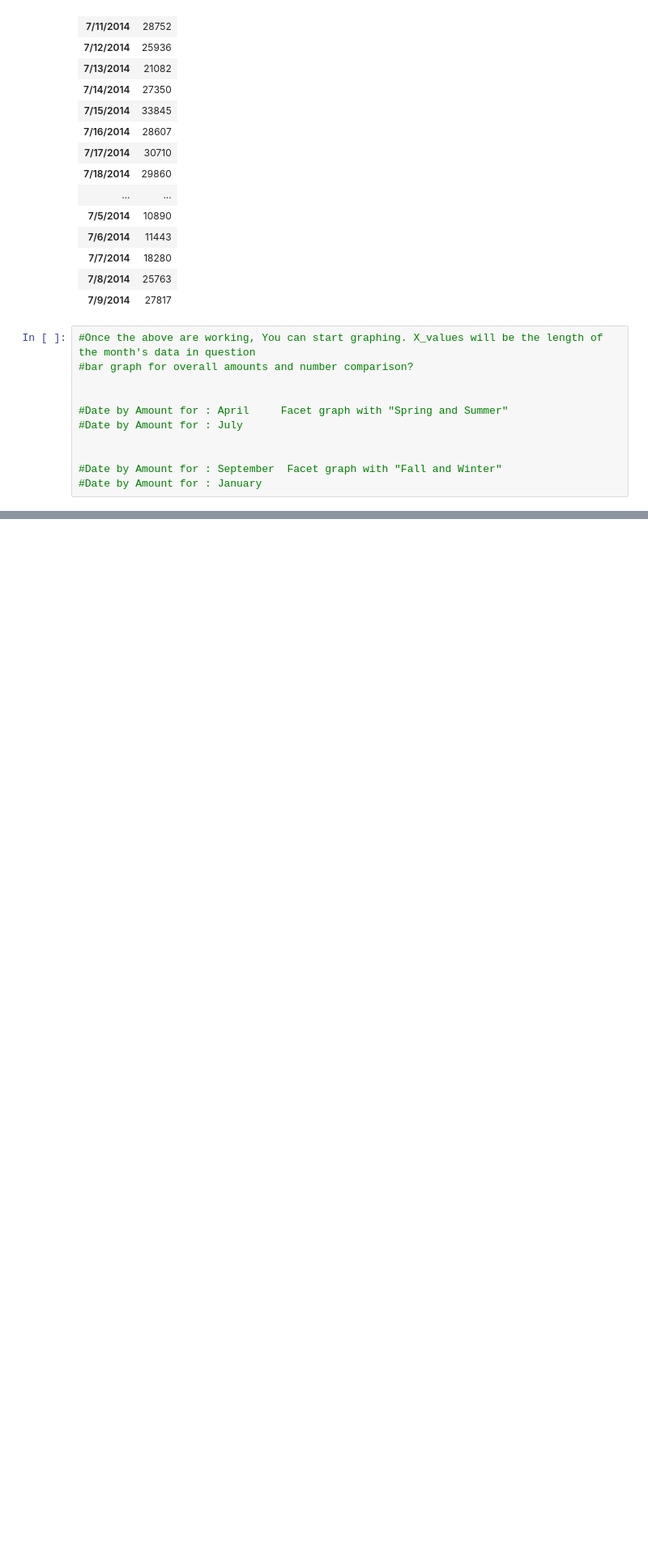
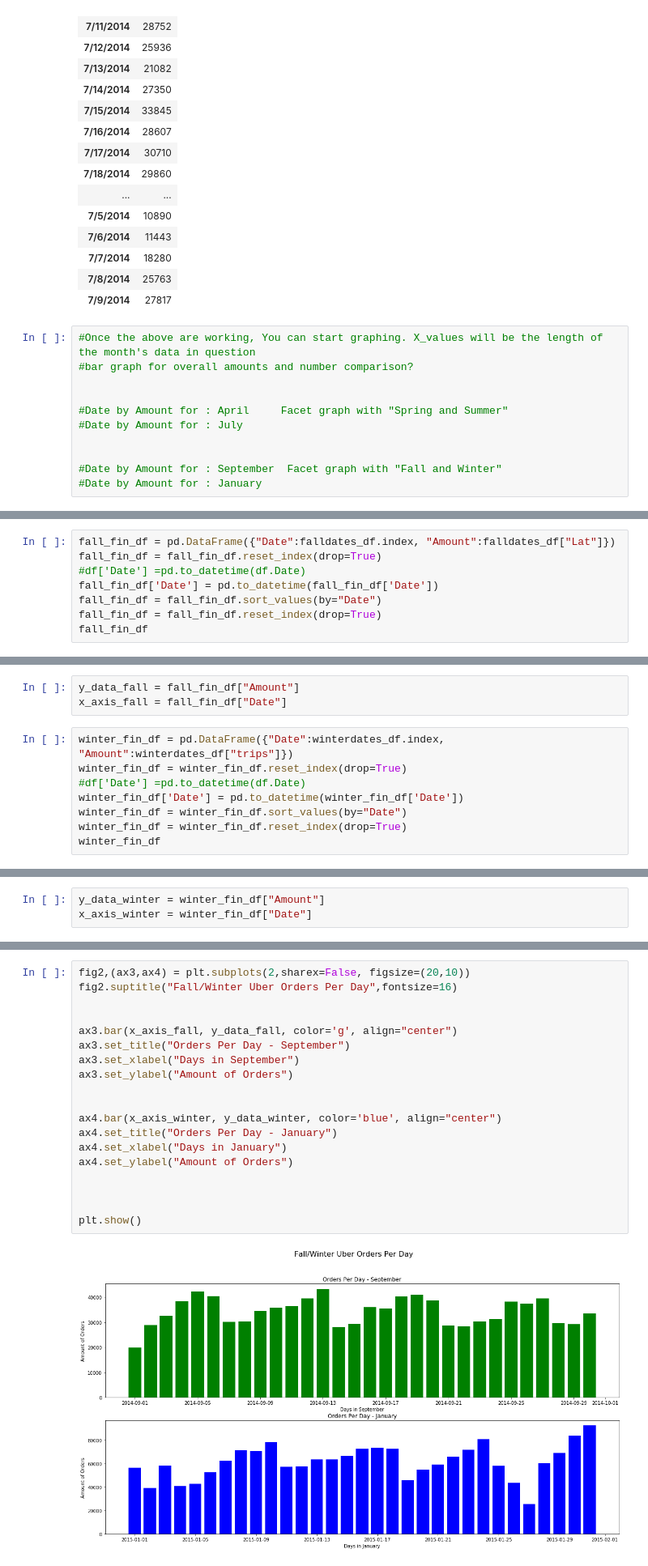
Before and after one commit to riggiobill/uber-density, a Jupyter notebook: uber-density.ipynb, the cells around one changed output, grey strips where cells are left out. Shown at 81% size. Drawn from its saved outputs; the diff is of its cells as text; blank space fills up the shorter version.

```diff
--- a/uber-density.ipynb
+++ b/uber-density.ipynb
@@ -245,0 +258,8 @@ summerdates_df
+# %%
+fall_fin_df = pd.DataFrame({"Date":falldates_df.index, "Amount":falldates_df["Lat"]})
+fall_fin_df = fall_fin_df.reset_index(drop=True)
+#df['Date'] =pd.to_datetime(df.Date)
+fall_fin_df['Date'] = pd.to_datetime(fall_fin_df['Date'])
+fall_fin_df = fall_fin_df.sort_values(by="Date")
+fall_fin_df = fall_fin_df.reset_index(drop=True)
+fall_fin_df
@@ -245,0 +284,11 @@ summerdates_df
+# %%
+y_data_fall = fall_fin_df["Amount"]
+x_axis_fall = fall_fin_df["Date"]
+# %%
+winter_fin_df = pd.DataFrame({"Date":winterdates_df.index, "Amount":winterdates_df["trips"]})
+winter_fin_df = winter_fin_df.reset_index(drop=True)
+#df['Date'] =pd.to_datetime(df.Date)
+winter_fin_df['Date'] = pd.to_datetime(winter_fin_df['Date'])
+winter_fin_df = winter_fin_df.sort_values(by="Date")
+winter_fin_df = winter_fin_df.reset_index(drop=True)
+winter_fin_df
@@ -245,0 +313,3 @@ summerdates_df
+# %%
+y_data_winter = winter_fin_df["Amount"]
+x_axis_winter = winter_fin_df["Date"]
@@ -245,0 +361,21 @@ summerdates_df
+# %%
+fig2,(ax3,ax4) = plt.subplots(2,sharex=False, figsize=(20,10))
+fig2.suptitle("Fall/Winter Uber Orders Per Day",fontsize=16)
+
+
+ax3.bar(x_axis_fall, y_data_fall, color='g', align="center")
+ax3.set_title("Orders Per Day - September")
+ax3.set_xlabel("Days in September")
+ax3.set_ylabel("Amount of Orders")
+
+
+ax4.bar(x_axis_winter, y_data_winter, color='blue', align="center")
+ax4.set_title("Orders Per Day - January")
+ax4.set_xlabel("Days in January")
+ax4.set_ylabel("Amount of Orders")
+
+
+
+plt.show()
+# %% [output]
+[figure, added]
```
Also changed, not shown: parts of 20 cells of this notebook.
